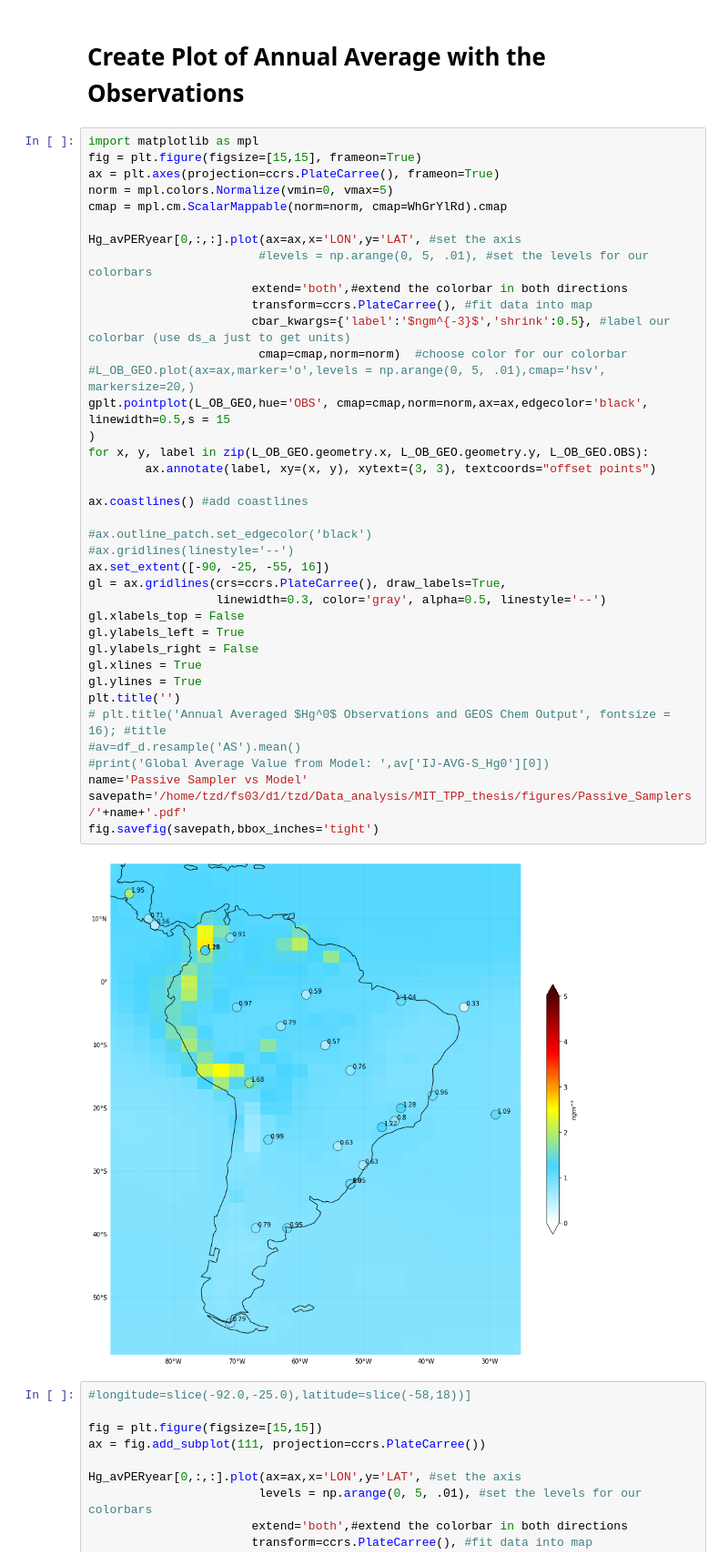
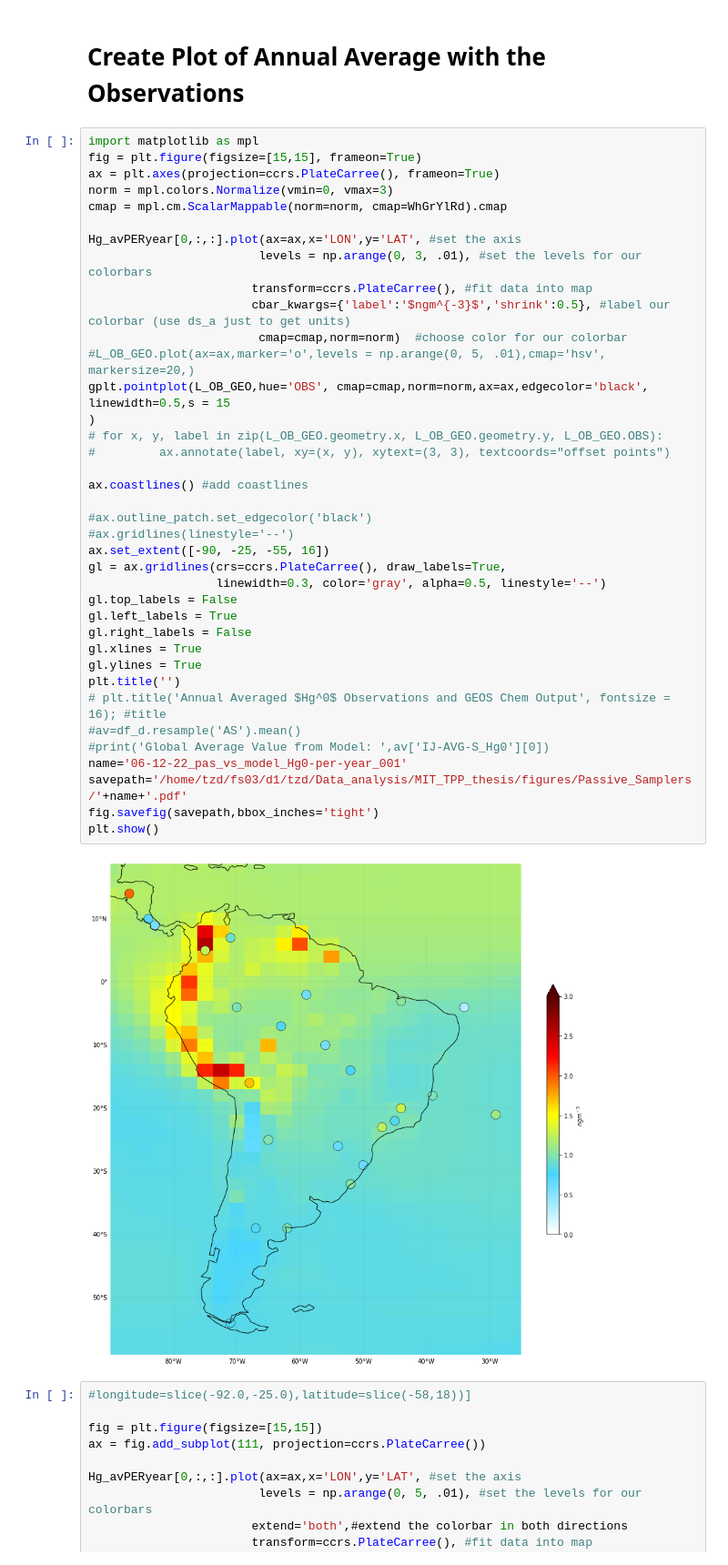
Before and after one commit to Shakes-tzd/MIT_TPP_thesis, a Jupyter notebook: JPnotebooks/LATAM_Passive_Sampler_Data_Analysis/Latam Tracer Concentrations Plots-2015.ipynb, the cells around one changed output. Shown at 91% size. Drawn from its saved outputs; the diff is of its cells as text.

```diff
--- a/JPnotebooks/LATAM_Passive_Sampler_Data_Analysis/Latam Tracer Concentrations Plots-2015.ipynb
+++ b/JPnotebooks/LATAM_Passive_Sampler_Data_Analysis/Latam Tracer Concentrations Plots-2015.ipynb
@@ -526,43 +527,43 @@ L_OB_GEO=L_OB_GEO.drop([26])
 # %%
 import matplotlib as mpl
 fig = plt.figure(figsize=[15,15], frameon=True)
 ax = plt.axes(projection=ccrs.PlateCarree(), frameon=True)
-norm = mpl.colors.Normalize(vmin=0, vmax=5)
+norm = mpl.colors.Normalize(vmin=0, vmax=3)
 cmap = mpl.cm.ScalarMappable(norm=norm, cmap=WhGrYlRd).cmap
 
 Hg_avPERyear[0,:,:].plot(ax=ax,x='LON',y='LAT', #set the axis
-                        #levels = np.arange(0, 5, .01), #set the levels for our colorbars
-                       extend='both',#extend the colorbar in both directions
+                        levels = np.arange(0, 3, .01), #set the levels for our colorbars
                        transform=ccrs.PlateCarree(), #fit data into map
                        cbar_kwargs={'label':'$ngm^{-3}$','shrink':0.5}, #label our colorbar (use ds_a just to get units)
                         cmap=cmap,norm=norm)  #choose color for our colorbar
 #L_OB_GEO.plot(ax=ax,marker='o',levels = np.arange(0, 5, .01),cmap='hsv', markersize=20,)
 gplt.pointplot(L_OB_GEO,hue='OBS', cmap=cmap,norm=norm,ax=ax,edgecolor='black', linewidth=0.5,s = 15
 )
-for x, y, label in zip(L_OB_GEO.geometry.x, L_OB_GEO.geometry.y, L_OB_GEO.OBS):
-        ax.annotate(label, xy=(x, y), xytext=(3, 3), textcoords="offset points")
+# for x, y, label in zip(L_OB_GEO.geometry.x, L_OB_GEO.geometry.y, L_OB_GEO.OBS):
+#         ax.annotate(label, xy=(x, y), xytext=(3, 3), textcoords="offset points")
 
 ax.coastlines() #add coastlines
 
 #ax.outline_patch.set_edgecolor('black')
 #ax.gridlines(linestyle='--')
 ax.set_extent([-90, -25, -55, 16])
 gl = ax.gridlines(crs=ccrs.PlateCarree(), draw_labels=True,
                   linewidth=0.3, color='gray', alpha=0.5, linestyle='--')
-gl.xlabels_top = False
-gl.ylabels_left = True
-gl.ylabels_right = False
+gl.top_labels = False
+gl.left_labels = True
+gl.right_labels = False
 gl.xlines = True
 gl.ylines = True
 plt.title('')
 # plt.title('Annual Averaged $Hg^0$ Observations and GEOS Chem Output', fontsize = 16); #title
 #av=df_d.resample('AS').mean()
 #print('Global Average Value from Model: ',av['IJ-AVG-S_Hg0'][0])
-name='Passive Sampler vs Model'
+name='06-12-22_pas_vs_model_Hg0-per-year_001'
 savepath='/home/tzd/fs03/d1/tzd/Data_analysis/MIT_TPP_thesis/figures/Passive_Samplers/'+name+'.pdf'
 fig.savefig(savepath,bbox_inches='tight')
+plt.show()
 # %% [output]
-[figure, old version]
+[figure, new version]
 # %%
 #longitude=slice(-92.0,-25.0),latitude=slice(-58,18))]
 
```
Also changed, not shown: parts of 12 cells of this notebook, 4 other files.
